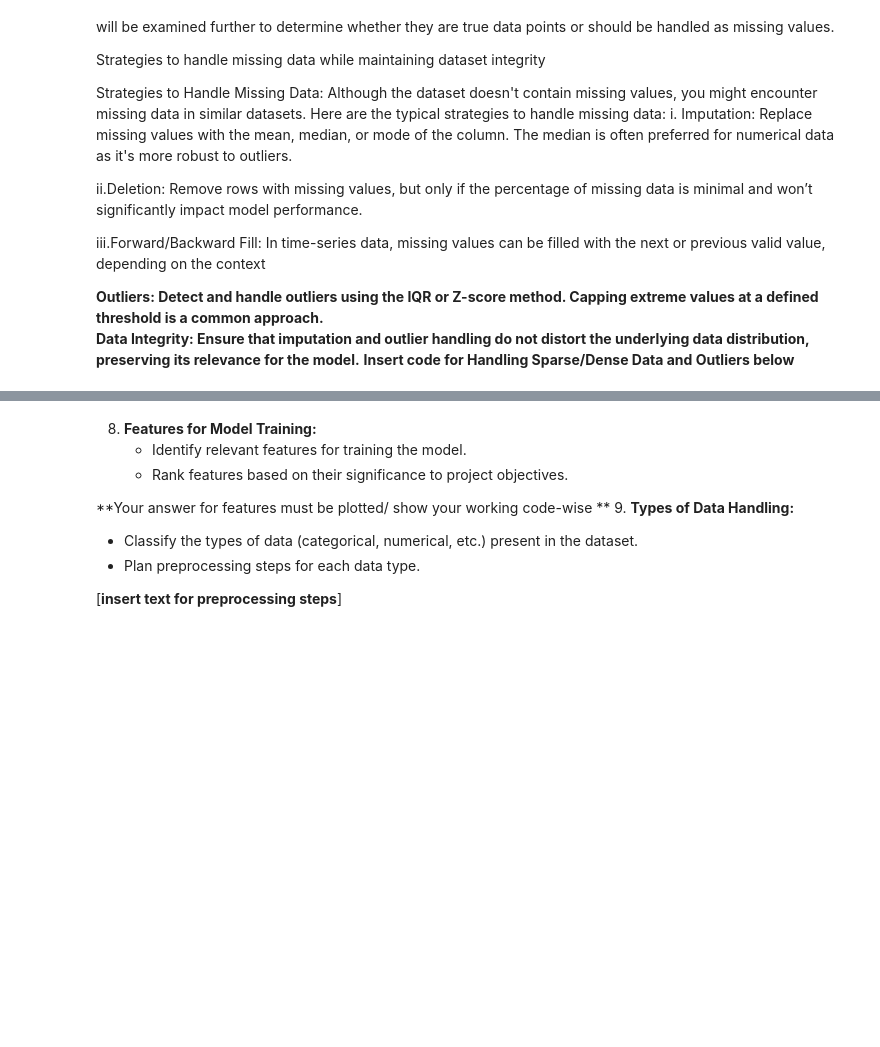
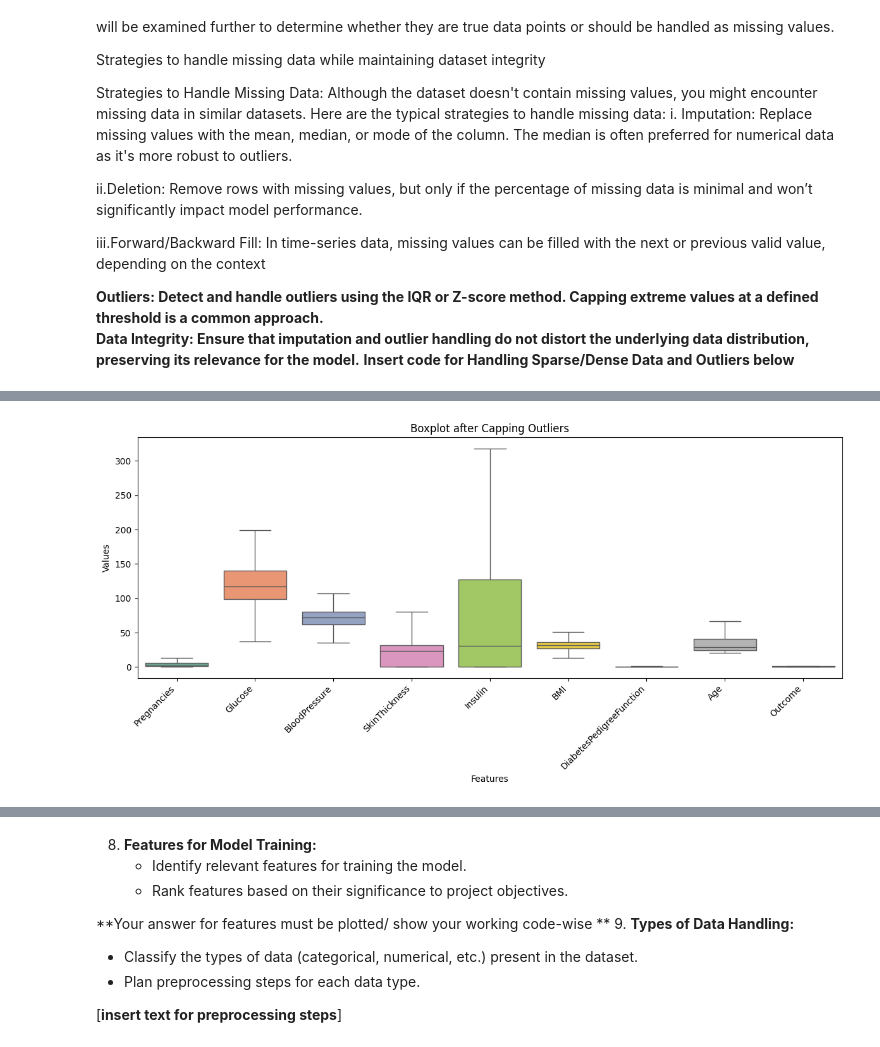
Before and after one commit to StellaIbeh/Data_preprocessing-Assignment-, a Jupyter notebook: ML_pipeline_[Adaobi_Stella_Ibeh]_data_preprocessing.ipynb, the cells around one changed output, grey strips where cells are left out. Cells and saved outputs as stored; diff of their text form; code cells hidden in the pictures; blank space fills up the shorter version.

```diff
--- a/ML_pipeline_[Adaobi_Stella_Ibeh]_data_preprocessing.ipynb
+++ b/ML_pipeline_[Adaobi_Stella_Ibeh]_data_preprocessing.ipynb
@@ -279,0 +306,28 @@ iii.Forward/Backward Fill: In time-series data, missing values can be filled wit
+# %%
+Q1 = df.quantile(0.25)
+Q3 = df.quantile(0.75)
+IQR = Q3 - Q1
+# Handling outliers by capping
+df_no_outliers = df.copy()
+# Replaces outliers beyond 1.5*IQR with 1.5*IQR boundary)
+for column in df.columns:
+    lower_bound = Q1[column] - 1.5 * IQR[column]
+    upper_bound = Q3[column] + 1.5 * IQR[column]
+    df_no_outliers[column] = np.where(df[column] < lower_bound, lower_bound,
+                                      np.where(df[column] > upper_bound, upper_bound, df[column]))
+
+        # Cap values outside the bounds
+    df_no_outliers[column] = np.where(df[column] < lower_bound, lower_bound, df_no_outliers[column])
+    df_no_outliers[column] = np.where(df[column] > upper_bound, upper_bound, df_no_outliers[column])
+
+    # Let's draw the boxplot again and see if we still have outliers
+plt.figure(figsize=(12, 6))
+sns.boxplot(data=df_no_outliers, orient="v", palette="Set2")
+plt.title("Boxplot after Capping Outliers")
+plt.xlabel("Features")
+plt.ylabel("Values")
+plt.xticks(rotation=45, ha="right")
+plt.tight_layout()
+plt.show()
+# %% [output]
+[figure, added]
```
Also changed, not shown: parts of 8 cells of this notebook.
